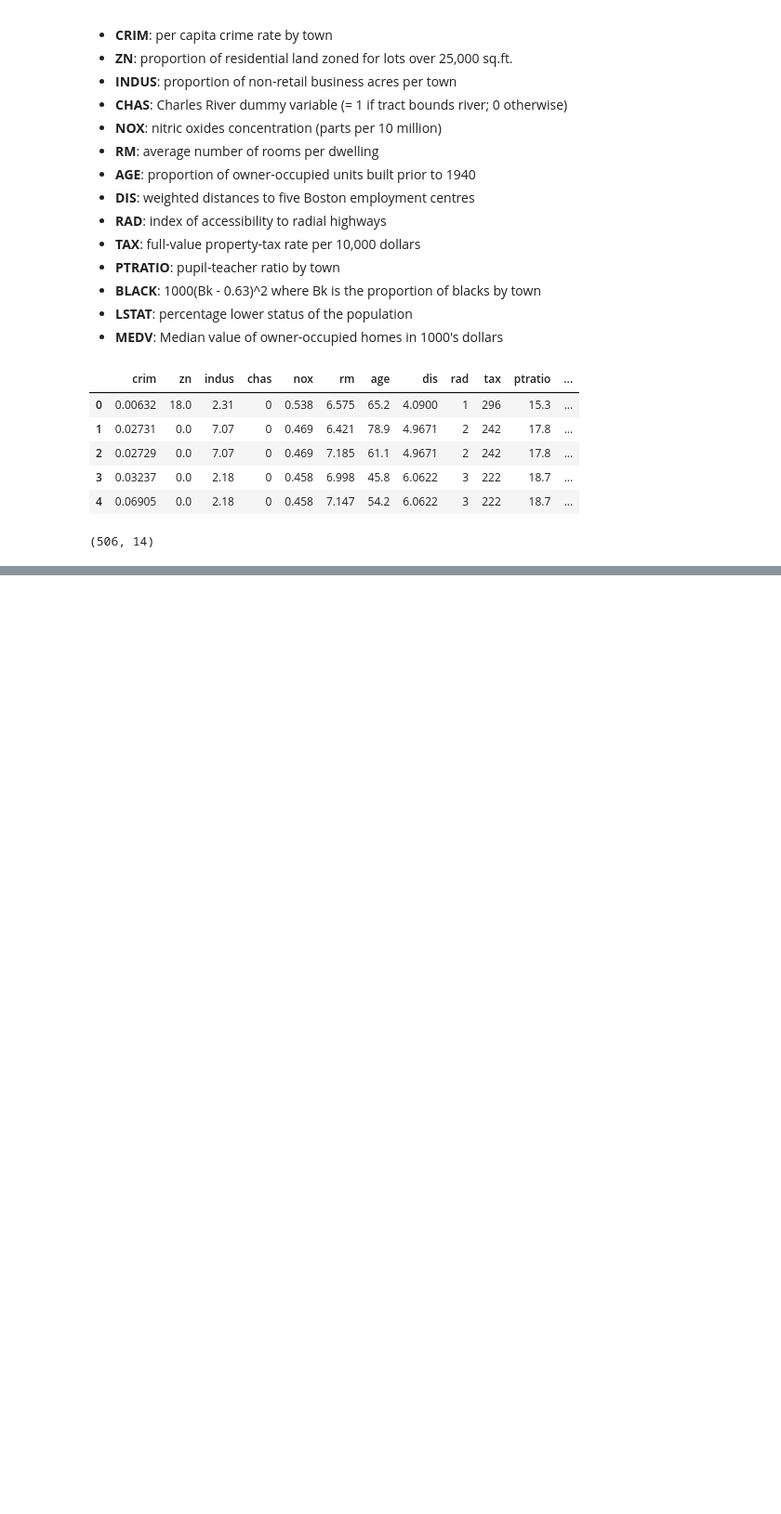
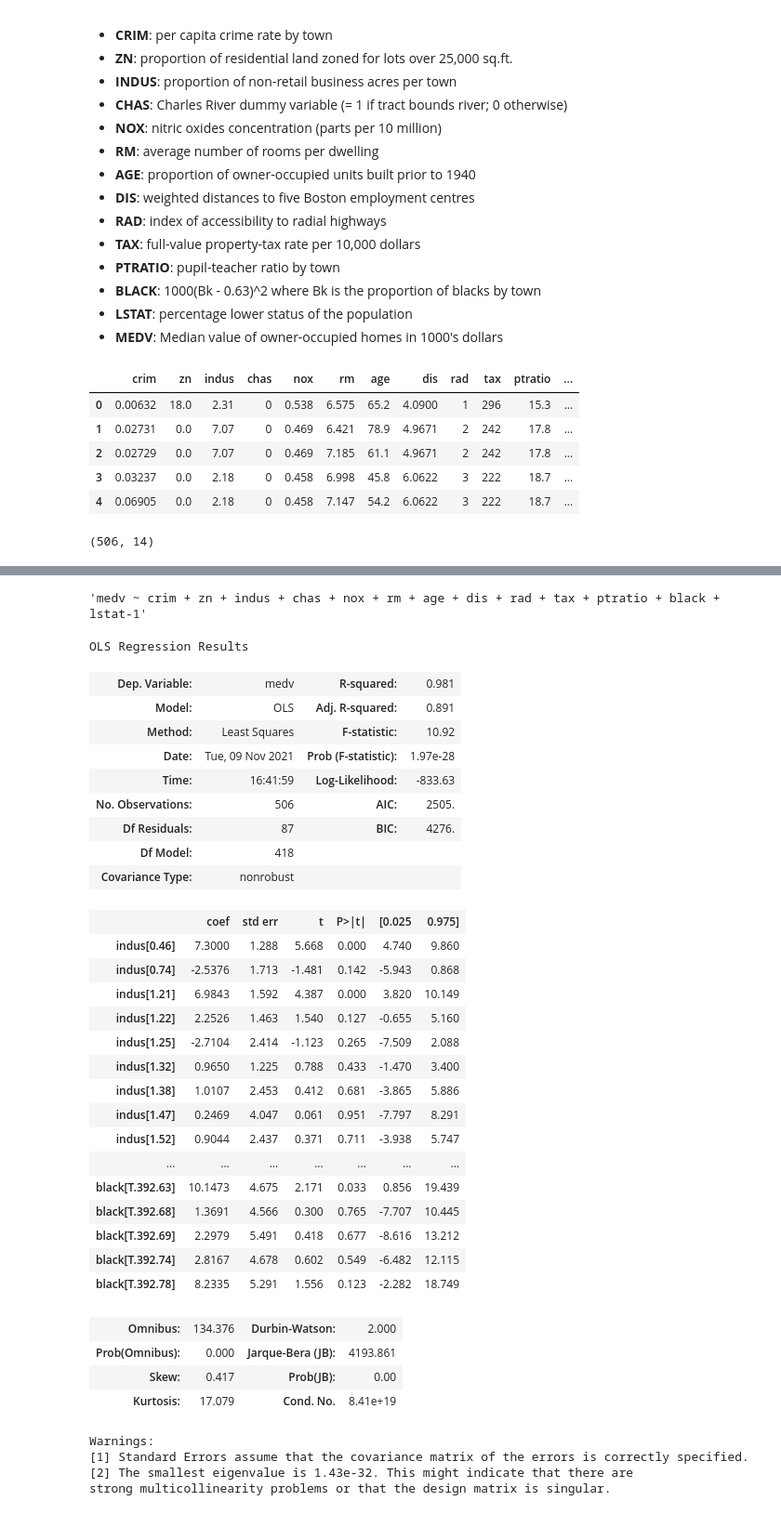
Before and after one commit to Heity94/01_DataScience_2021, a Jupyter notebook: Week_06/Homework6.ipynb, the cells around one changed output, grey strips where cells are left out. Shown at 93% size. Drawn from its saved outputs; the diff is of its cells as text; code cells hidden in the pictures; blank space fills up the shorter version.

```diff
--- a/Week_06/Homework6.ipynb
+++ b/Week_06/Homework6.ipynb
@@ -71,0 +92,50 @@ boston.describe()
+# %%
+boston["chas"] = boston.chas.astype("category") #this makes sense
+boston["rad"] = boston.rad.astype("category") #this makes sense
+boston["black"] = boston.black.astype("category") #this is just to blow up no of coefficients
+boston["indus"] = boston.indus.astype("category") #this is just to blow up no of coefficients
+boston["ptratio"] = boston.ptratio.astype("category") #this is just to blow up no of coefficients
+# %%
+formula = "medv ~ "+(" + ").join(X.columns)+"-1"
+formula
+# %% [output]
+'medv ~ crim + zn + indus + chas + nox + rm + age + dis + rad + tax + ptratio + black + lstat-1'
+# %%
+estimator = smf.ols(formula, boston).fit()
+# %%
+estimator.summary()
+# %% [output]
+OLS Regression Results
+| Dep. Variable: | medv | R-squared: | 0.981 |
+| Model: | OLS | Adj. R-squared: | 0.891 |
+| Method: | Least Squares | F-statistic: | 10.92 |
+| Date: | Tue, 09 Nov 2021 | Prob (F-statistic): | 1.97e-28 |
+| Time: | 16:41:59 | Log-Likelihood: | -833.63 |
+| No. Observations: | 506 | AIC: | 2505. |
+| Df Residuals: | 87 | BIC: | 4276. |
+| Df Model: | 418 |  |  |
+| Covariance Type: | nonrobust |  |  |
+|  | coef | std err | t | P>|t| | [0.025 | 0.975] |
+| indus[0.46] | 7.3000 | 1.288 | 5.668 | 0.000 | 4.740 | 9.860 |
+| indus[0.74] | -2.5376 | 1.713 | -1.481 | 0.142 | -5.943 | 0.868 |
+| indus[1.21] | 6.9843 | 1.592 | 4.387 | 0.000 | 3.820 | 10.149 |
+| indus[1.22] | 2.2526 | 1.463 | 1.540 | 0.127 | -0.655 | 5.160 |
+| indus[1.25] | -2.7104 | 2.414 | -1.123 | 0.265 | -7.509 | 2.088 |
+| indus[1.32] | 0.9650 | 1.225 | 0.788 | 0.433 | -1.470 | 3.400 |
+| indus[1.38] | 1.0107 | 2.453 | 0.412 | 0.681 | -3.865 | 5.886 |
+| indus[1.47] | 0.2469 | 4.047 | 0.061 | 0.951 | -7.797 | 8.291 |
+| indus[1.52] | 0.9044 | 2.437 | 0.371 | 0.711 | -3.938 | 5.747 |
+| ... | ... | ... | ... | ... | ... | ... |
+| black[T.392.63] | 10.1473 | 4.675 | 2.171 | 0.033 | 0.856 | 19.439 |
+| black[T.392.68] | 1.3691 | 4.566 | 0.300 | 0.765 | -7.707 | 10.445 |
+| black[T.392.69] | 2.2979 | 5.491 | 0.418 | 0.677 | -8.616 | 13.212 |
+| black[T.392.74] | 2.8167 | 4.678 | 0.602 | 0.549 | -6.482 | 12.115 |
+| black[T.392.78] | 8.2335 | 5.291 | 1.556 | 0.123 | -2.282 | 18.749 |
+| Omnibus: | 134.376 | Durbin-Watson: | 2.000 |
+| Prob(Omnibus): | 0.000 | Jarque-Bera (JB): | 4193.861 |
+| Skew: | 0.417 | Prob(JB): | 0.00 |
+| Kurtosis: | 17.079 | Cond. No. | 8.41e+19 |
+Warnings:
+[1] Standard Errors assume that the covariance matrix of the errors is correctly specified.
+[2] The smallest eigenvalue is 1.43e-32. This might indicate that there are
+strong multicollinearity problems or that the design matrix is singular.
```
Also changed, not shown: parts of 2 cells of this notebook, 3 other files.
